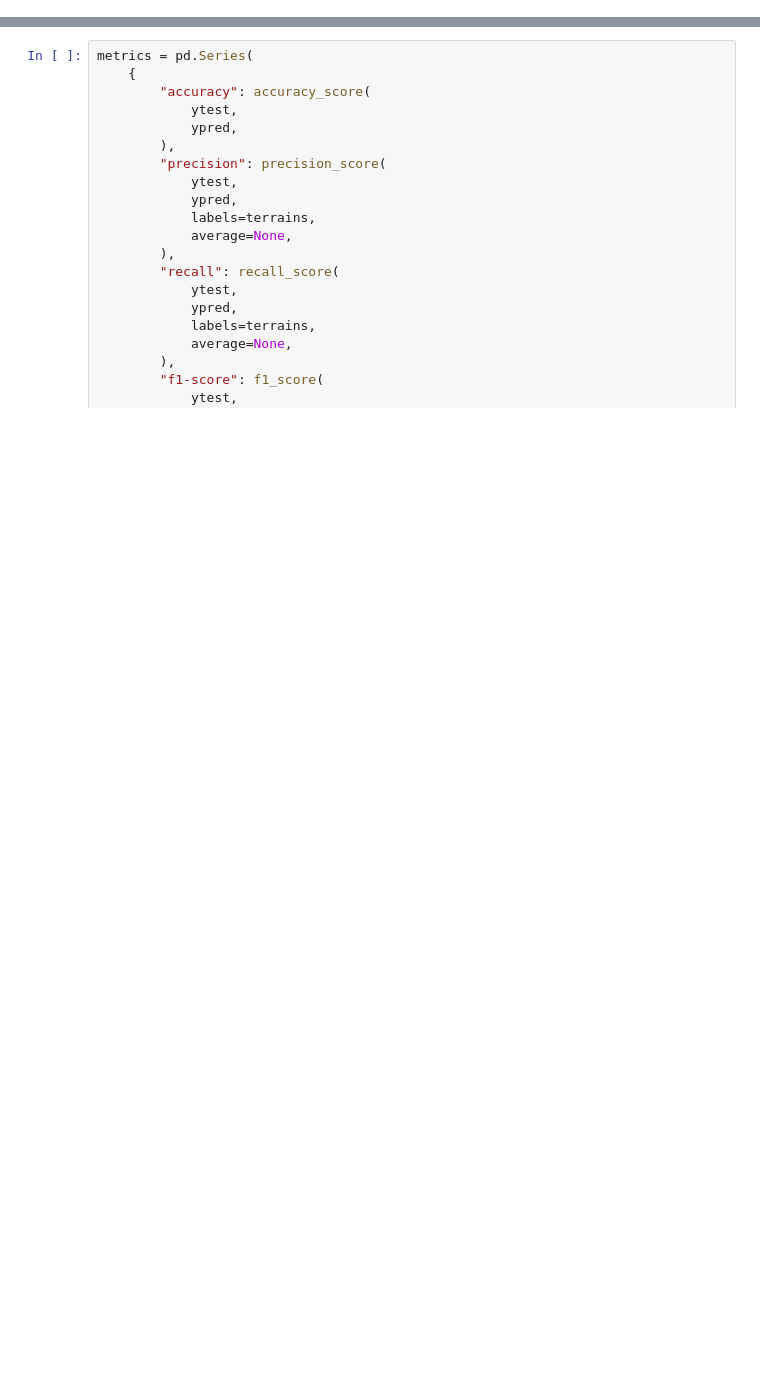
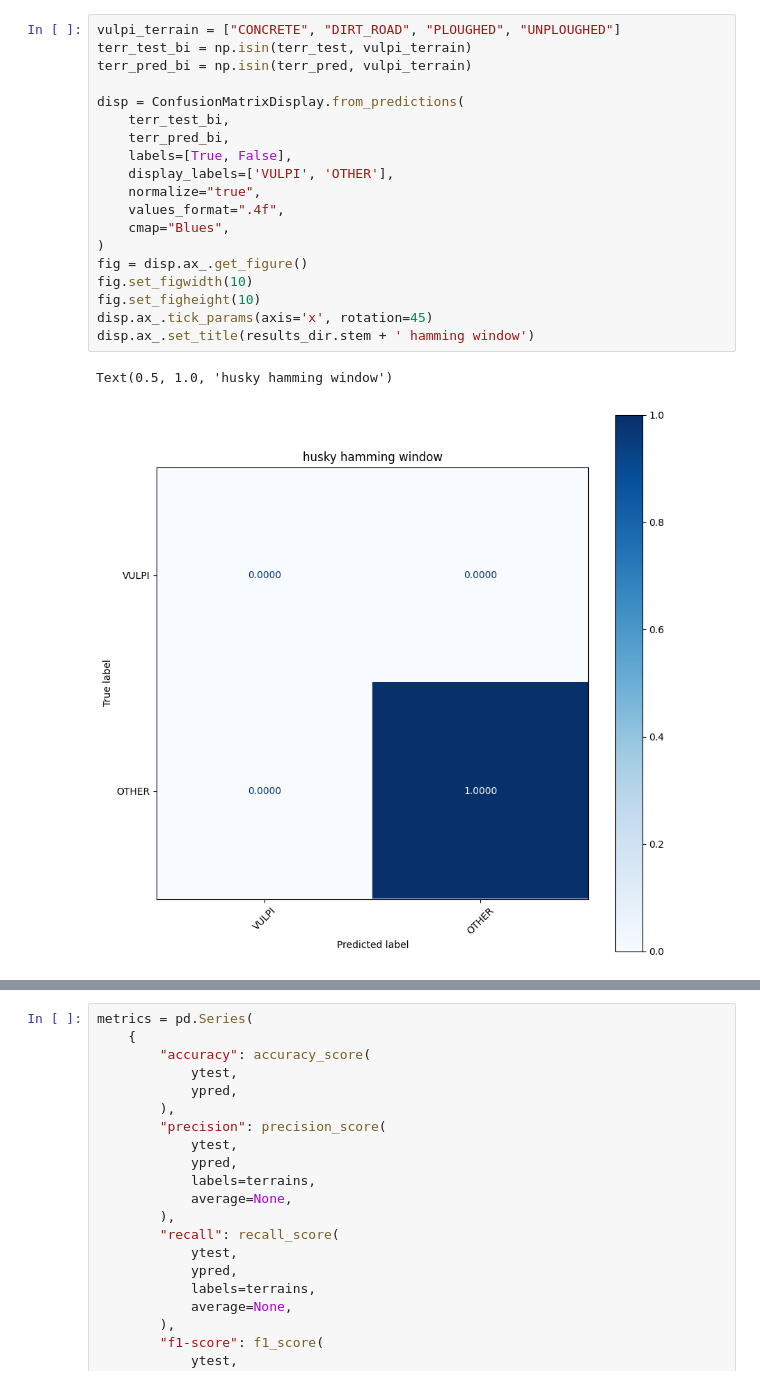
Before and after one commit to norlab-ulaval/BorealTC, a Jupyter notebook: metrics.ipynb, the cells around one changed output, grey strips where cells are left out. Cells and saved outputs as stored; diff of their text form; blank space fills up the shorter version.

```diff
--- a/metrics.ipynb
+++ b/metrics.ipynb
@@ -66,3 +79,25 @@ Text(0.5, 1.0, 'husky hamming window')
+# %%
+vulpi_terrain = ["CONCRETE", "DIRT_ROAD", "PLOUGHED", "UNPLOUGHED"]
+terr_test_bi = np.isin(terr_test, vulpi_terrain)
+terr_pred_bi = np.isin(terr_pred, vulpi_terrain)
+
+disp = ConfusionMatrixDisplay.from_predictions(
+    terr_test_bi,
+    terr_pred_bi,
+    labels=[True, False],
+    display_labels=['VULPI', 'OTHER'],
+    normalize="true",
+    values_format=".4f",
+    cmap="Blues",
+)
+fig = disp.ax_.get_figure()
+fig.set_figwidth(10)
+fig.set_figheight(10)
+disp.ax_.tick_params(axis='x', rotation=45)
+disp.ax_.set_title(results_dir.stem + ' hamming window')
+# %% [output]
+Text(0.5, 1.0, 'husky hamming window')
+[figure, added]
 # %%
 disp = ConfusionMatrixDisplay.from_predictions(
     terr_test,
```
Also changed, not shown: parts of 11 cells of this notebook, 19 other files.
